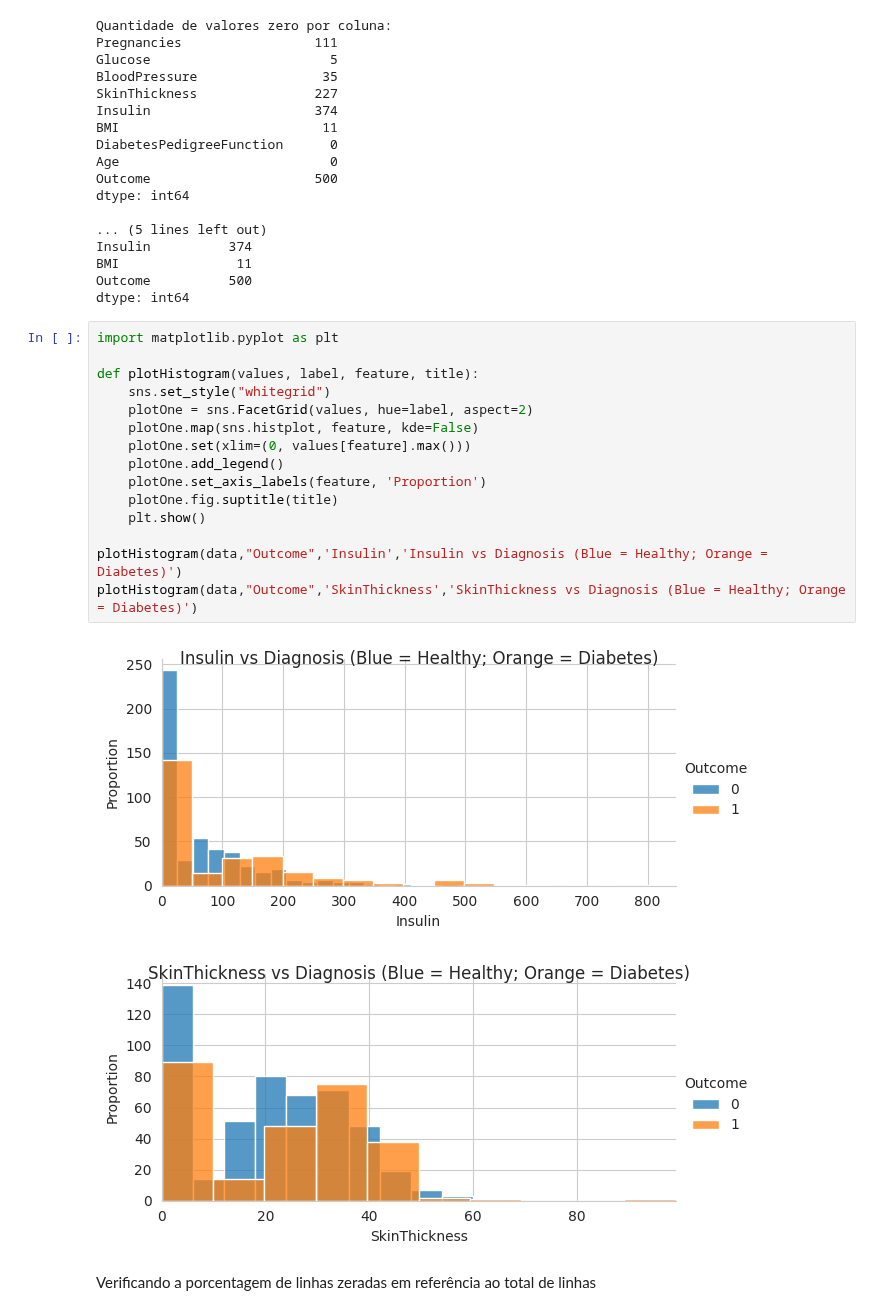
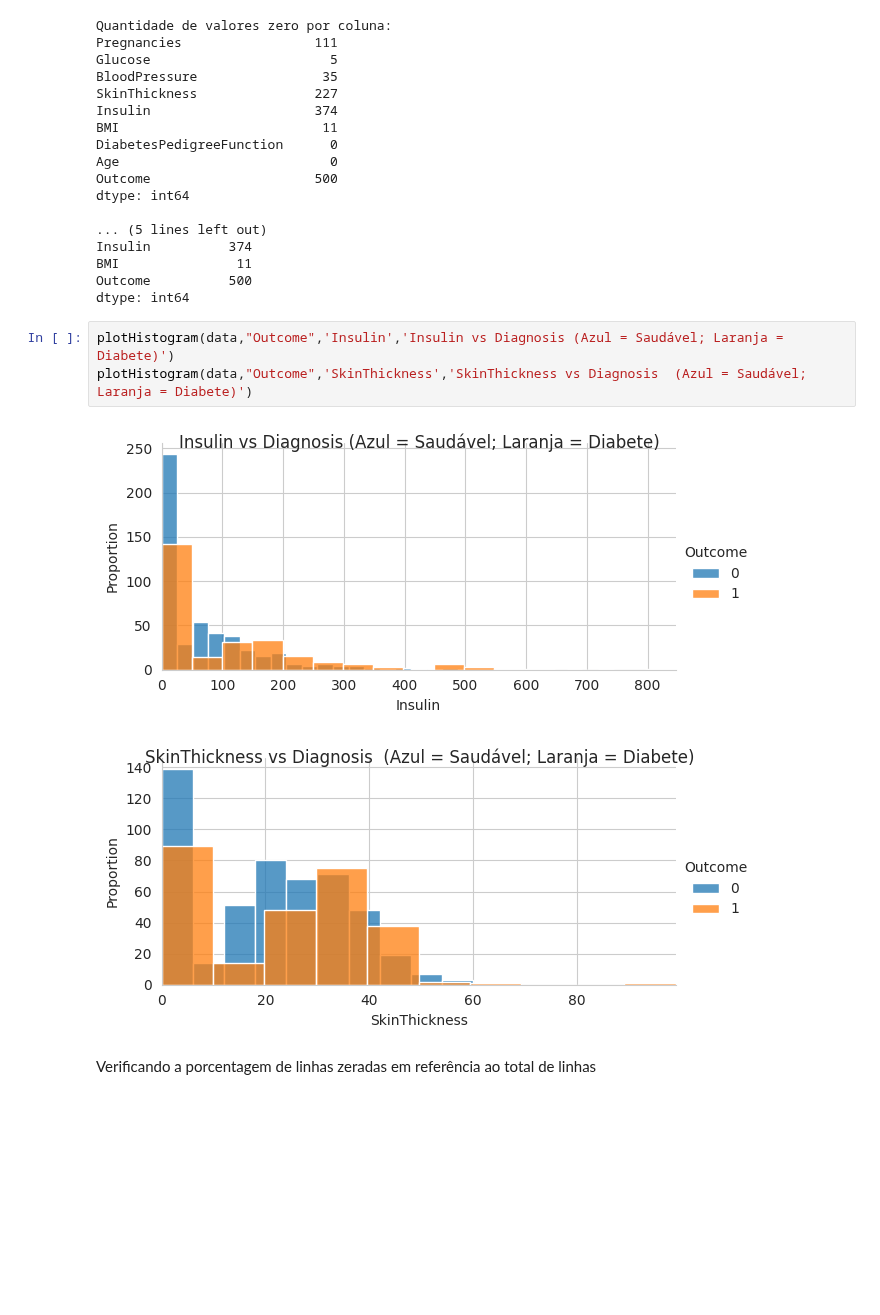
Before and after one commit to LaerteKimura/FIAP_trabalho_ML_Diagnostico, a Jupyter notebook: FIAP_trabalho_ML_Diagnostico.ipynb, the cells around one changed output. Cells and saved outputs as stored; diff of their text form; blank space fills up the shorter version.

```diff
--- a/FIAP_trabalho_ML_Diagnostico.ipynb
+++ b/FIAP_trabalho_ML_Diagnostico.ipynb
@@ -107,24 +153,12 @@ Insulin          374
 BMI               11
 Outcome          500
 dtype: int64
-# %%
-import matplotlib.pyplot as plt
-
-def plotHistogram(values, label, feature, title):
-    sns.set_style("whitegrid")
-    plotOne = sns.FacetGrid(values, hue=label, aspect=2)
-    plotOne.map(sns.histplot, feature, kde=False)
-    plotOne.set(xlim=(0, values[feature].max()))
-    plotOne.add_legend()
-    plotOne.set_axis_labels(feature, 'Proportion')
-    plotOne.fig.suptitle(title)
-    plt.show()
-
-plotHistogram(data,"Outcome",'Insulin','Insulin vs Diagnosis (Blue = Healthy; Orange = Diabetes)')
-plotHistogram(data,"Outcome",'SkinThickness','SkinThickness vs Diagnosis (Blue = Healthy; Orange = Diabetes)')
-# %% [output]
-[figure, removed]
-[figure, removed]
+# %%
+plotHistogram(data,"Outcome",'Insulin','Insulin vs Diagnosis (Azul = Saudável; Laranja = Diabete)')
+plotHistogram(data,"Outcome",'SkinThickness','SkinThickness vs Diagnosis  (Azul = Saudável; Laranja = Diabete)')
+# %% [output]
+[figure, added]
+[figure, added]
 # %% [markdown]
 Verificando a porcentagem de linhas zeradas em referência ao total de linhas
 # %%
```
Also changed, not shown: parts of 26 cells of this notebook.
